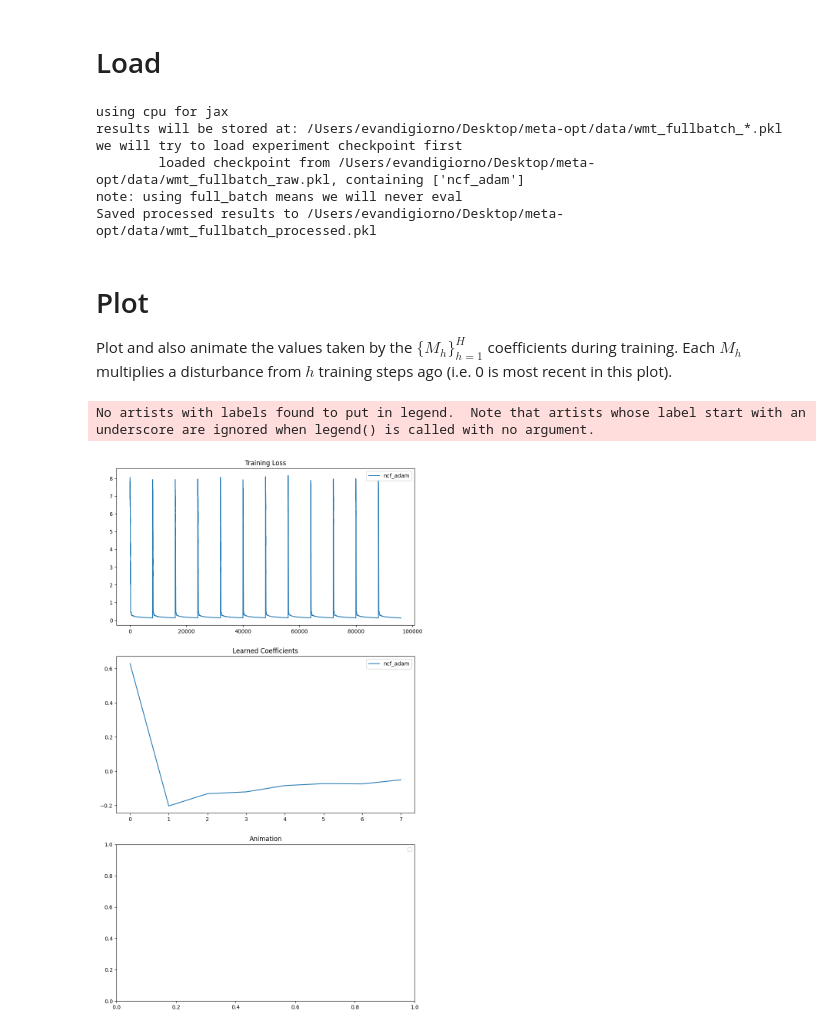
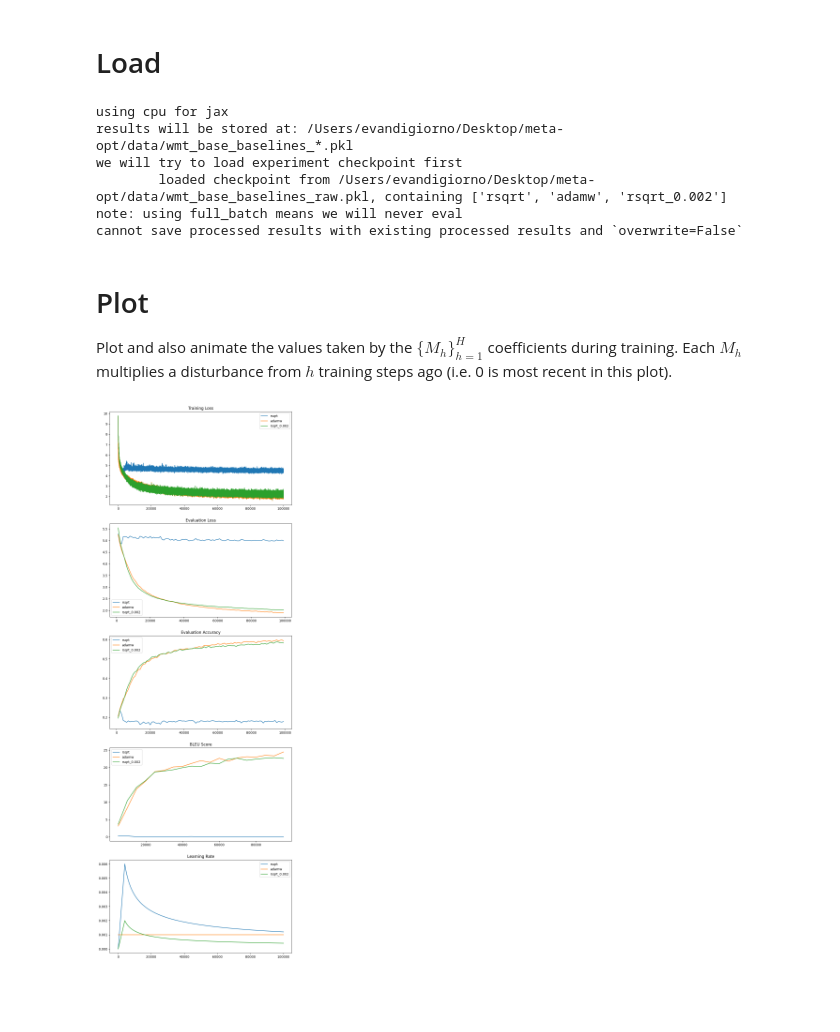
Before and after one commit to edogariu/meta_opt, a Jupyter notebook: notebooks/plotting.ipynb, the cells around one changed output. Drawn from its saved outputs; the diff is of its cells as text; code cells hidden in the pictures; blank space fills up the shorter version.

Commit message:
add wmt baselines

```diff
--- a/notebooks/plotting.ipynb
+++ b/notebooks/plotting.ipynb
@@ -21,8 +21,8 @@ CFG = {
     'reset_every': None,
 
     # experiment options
-    # 'experiment_name': 'wmt_base_baselines',
-    'experiment_name': 'wmt_fullbatch',
+    'experiment_name': 'wmt_base_baselines',
+    # 'experiment_name': 'wmt_fullbatch',
     'load_checkpoint': True,
     'overwrite': False,  # whether to allow us to overwrite existing checkpoints or throw errors
     'directory': os.path.abspath("../"),
@@ -32,11 +32,11 @@ processed_results = process_results(CFG, results)
 # processed_results = pkl.load(open('{}/data/{}_processed.pkl'.format(CFG['directory'], CFG['experiment_name']), 'rb'))
 # %% [output]
 using cpu for jax
-results will be stored at: /Users/evandigiorno/Desktop/meta-opt/data/wmt_fullbatch_*.pkl
+results will be stored at: /Users/evandigiorno/Desktop/meta-opt/data/wmt_base_baselines_*.pkl
 we will try to load experiment checkpoint first
-        loaded checkpoint from /Users/evandigiorno/Desktop/meta-opt/data/wmt_fullbatch_raw.pkl, containing ['ncf_adam']
+        loaded checkpoint from /Users/evandigiorno/Desktop/meta-opt/data/wmt_base_baselines_raw.pkl, containing ['rsqrt', 'adamw', 'rsqrt_0.002']
 note: using full_batch means we will never eval
-Saved processed results to /Users/evandigiorno/Desktop/meta-opt/data/wmt_fullbatch_processed.pkl
+cannot save processed results with existing processed results and `overwrite=False`
 # %%
 # from meta_opt.utils.experiment_utils import save_checkpoint
 # ret = {}
@@ -73,38 +73,37 @@ keys_to_plot = {
     'frozen': 'ours (frozen)',
 }
 
 plots_to_make = {
               'loss': 'Training Loss',
-              # 'eval_loss': 'Evaluation Loss',
-              # 'eval_acc': 'Evaluation Accuracy',
-              # 'bleu': 'BLEU Score',
-              'M': 'Learned Coefficients',
-              'anim': 'Animation',
+              'eval_loss': 'Evaluation Loss',
+              'eval_acc': 'Evaluation Accuracy',
+              'bleu': 'BLEU Score',
+              # 'M': 'Learned Coefficients',
+              # 'anim': 'Animation',
               # 'grad_sq_norm': 'Sq Grad Norm',
               # 'proj_grad_sq_norm': 'Proj Sq Grad Norm',
-               # 'lr': 'Learning Rate',
+               'lr': 'Learning Rate',
 }
 
 # ----------------------------------------
 # OR just plot em via regex
 # ----------------------------------------
 # keys_to_plot = '.*long.*'  # specific regex
 keys_to_plot = '.*'  # anything
 
 (fig, ax), anim = plot(results, processed_results, keys_to_plot, plots_to_make, anim_bounds=(-0.5, 0.5), smoothing=None)
 # ax[0].set_ylim(0.,10)
 # ax[0].set_xlim(680, 800)
 # ax[1].set_ylim(0.6, 0.95)
 # ax[2].set_ylim(0.95, 0.99)
 # ax[3].set_ylim(0.95, 0.99)
 # ax[4].set_ylim(-0.1, 40)
 # ax[1].set_ylim(0, 0.01)
 # plt.savefig('{}/figs/{}.pdf'.format(CFG['directory'], CFG['experiment_name']))
 plt.show()
 
 if anim is not None:
     h = HTML(anim.to_html5_video())
     display(h)
 # %% [output]
-No artists with labels found to put in legend.  Note that artists whose label start with an underscore are ignored when legend() is called with no argument.
-[figure, old version]
+[figure, new version]
```
Also changed, not shown: parts of 1 cell of this notebook, 3 other files.
